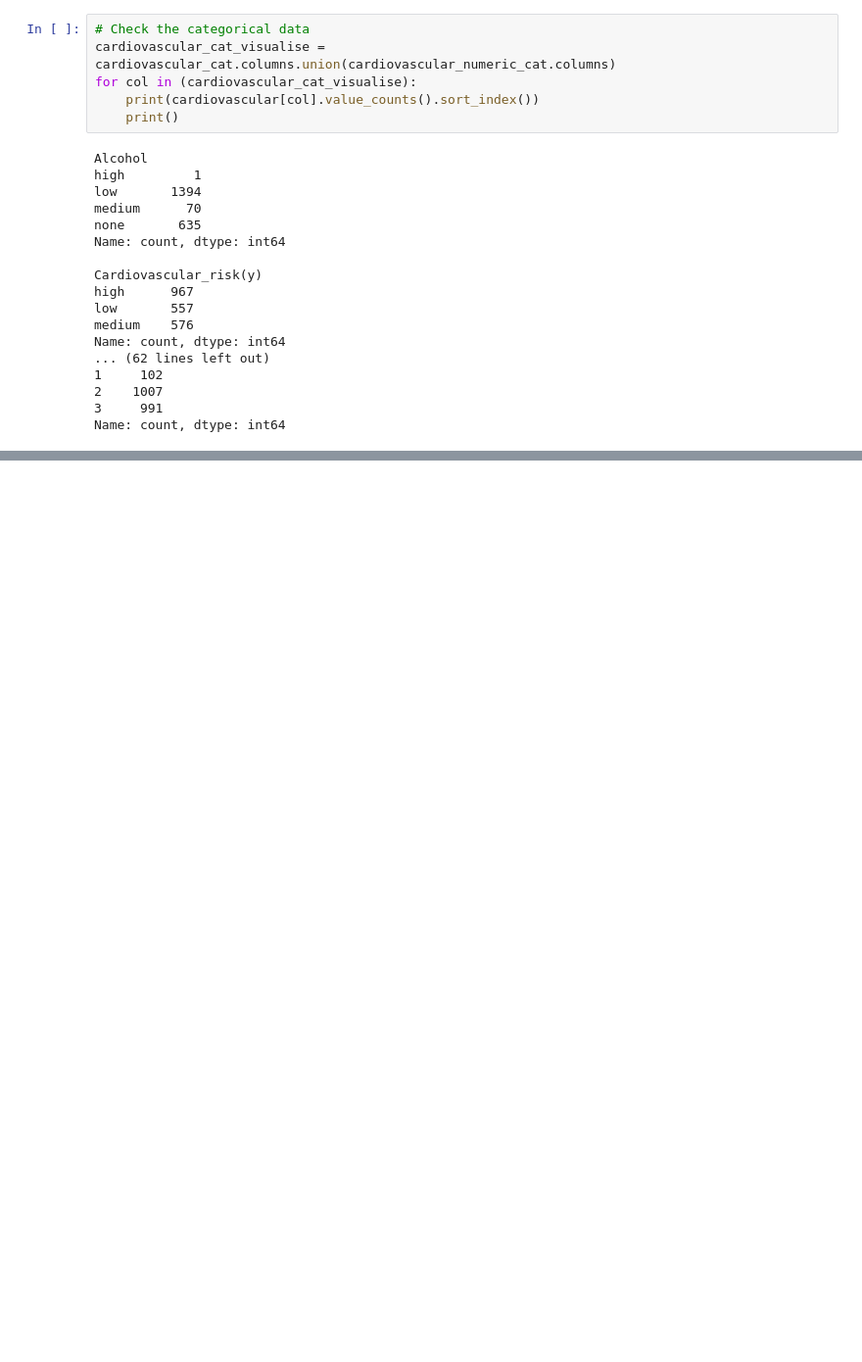
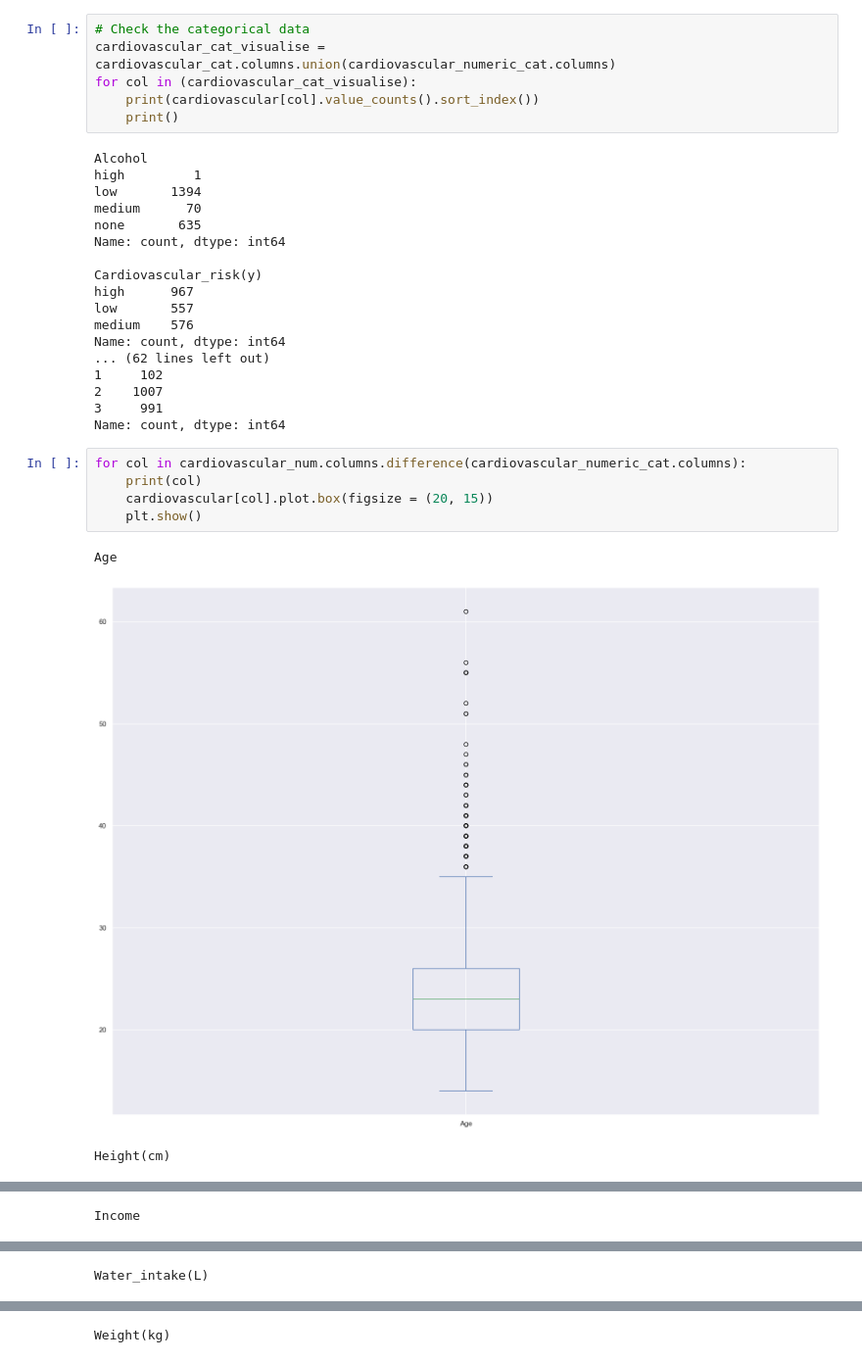
Before and after one commit to Chin-Wai-Yee/AIT_assignment, a Jupyter notebook: G37.ipynb, the cells around one changed output, grey strips where cells are left out. Shown at 98% size. Drawn from its saved outputs; the diff is of its cells as text; blank space fills up the shorter version.

Commit message:
Update visualization

```diff
--- a/G37.ipynb
+++ b/G37.ipynb
@@ -185,3 +185,12 @@ Name: count, dtype: int64
 2    1007
 3     991
 Name: count, dtype: int64
+# %%
+for col in cardiovascular_num.columns.difference(cardiovascular_numeric_cat.columns):
+    print(col)
+    cardiovascular[col].plot.box(figsize = (20, 15))
+    plt.show()
+# %% [output]
+Age
+[figure, added]
+Height(cm)
@@ -187,0 +198 @@ Name: count, dtype: int64
+Income
@@ -187,0 +200 @@ Name: count, dtype: int64
+Water_intake(L)
@@ -187,0 +202 @@ Name: count, dtype: int64
+Weight(kg)
```
Also changed, not shown: parts of 6 cells of this notebook.
